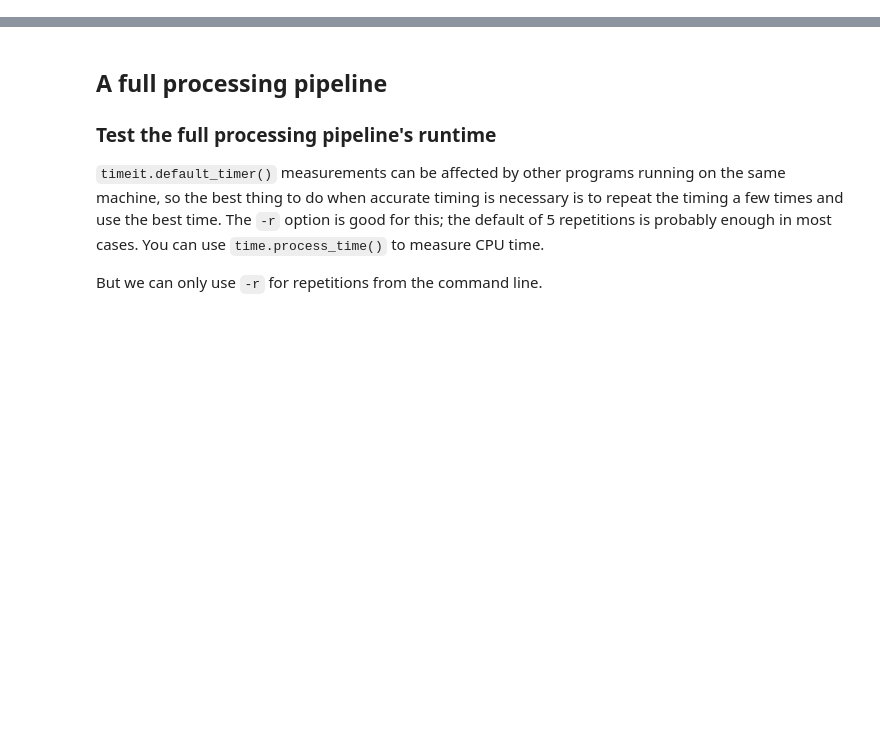
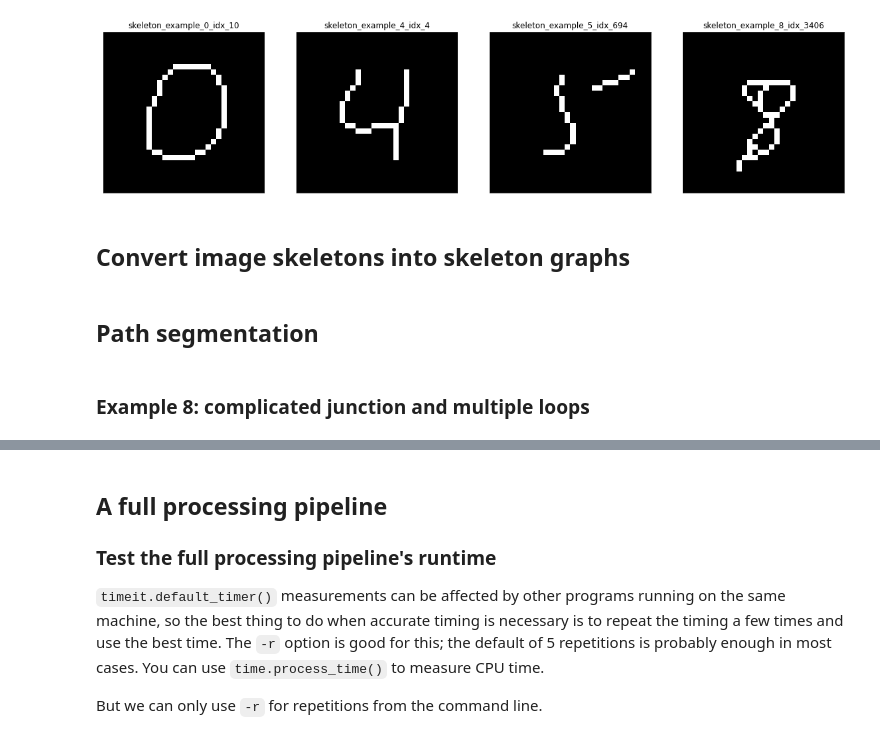
Before and after one commit to GeoAIR-lab/TGGLinesPlus, a Jupyter notebook: notebooks/2_path_segmentation.ipynb, the cells around one changed output, grey strips where cells are left out. Drawn from its saved outputs; the diff is of its cells as text; code cells hidden in the pictures; blank space fills up the shorter version.

```diff
--- a/notebooks/2_path_segmentation.ipynb
+++ b/notebooks/2_path_segmentation.ipynb
@@ -37,0 +109,22 @@ print(len(mnist_labels))
+# %%
+fig, ax = plt.subplots(1, 4, figsize=(20, 15))
+
+ax[0].imshow(skeleton_0, cmap="gray")
+ax[1].imshow(skeleton_4, cmap="gray")
+ax[2].imshow(skeleton_5, cmap="gray")
+ax[3].imshow(skeleton_8, cmap="gray")
+
+for axis in ax:
+    axis.set_xticks([])
+    axis.set_yticks([])
+
+ax[0].set_title("skeleton_example_{}_idx_{}".format(label_0, idx_0))
+ax[1].set_title("skeleton_example_{}_idx_{}".format(label_4, idx_4))
+ax[2].set_title("skeleton_example_{}_idx_{}".format(label_5, idx_5))
+ax[3].set_title("skeleton_example_{}_idx_{}".format(label_8, idx_8))
+
+plt.show()
+# %% [output]
+[figure, added]
+# %% [markdown]
+## Convert image skeletons into skeleton graphs
@@ -37,0 +143,4 @@ print(len(mnist_labels))
+# %% [markdown]
+## Path segmentation
+# %% [markdown]
+### Example 8: complicated junction and multiple loops
```
Also changed, not shown: parts of 57 cells of this notebook, 4 other files.
